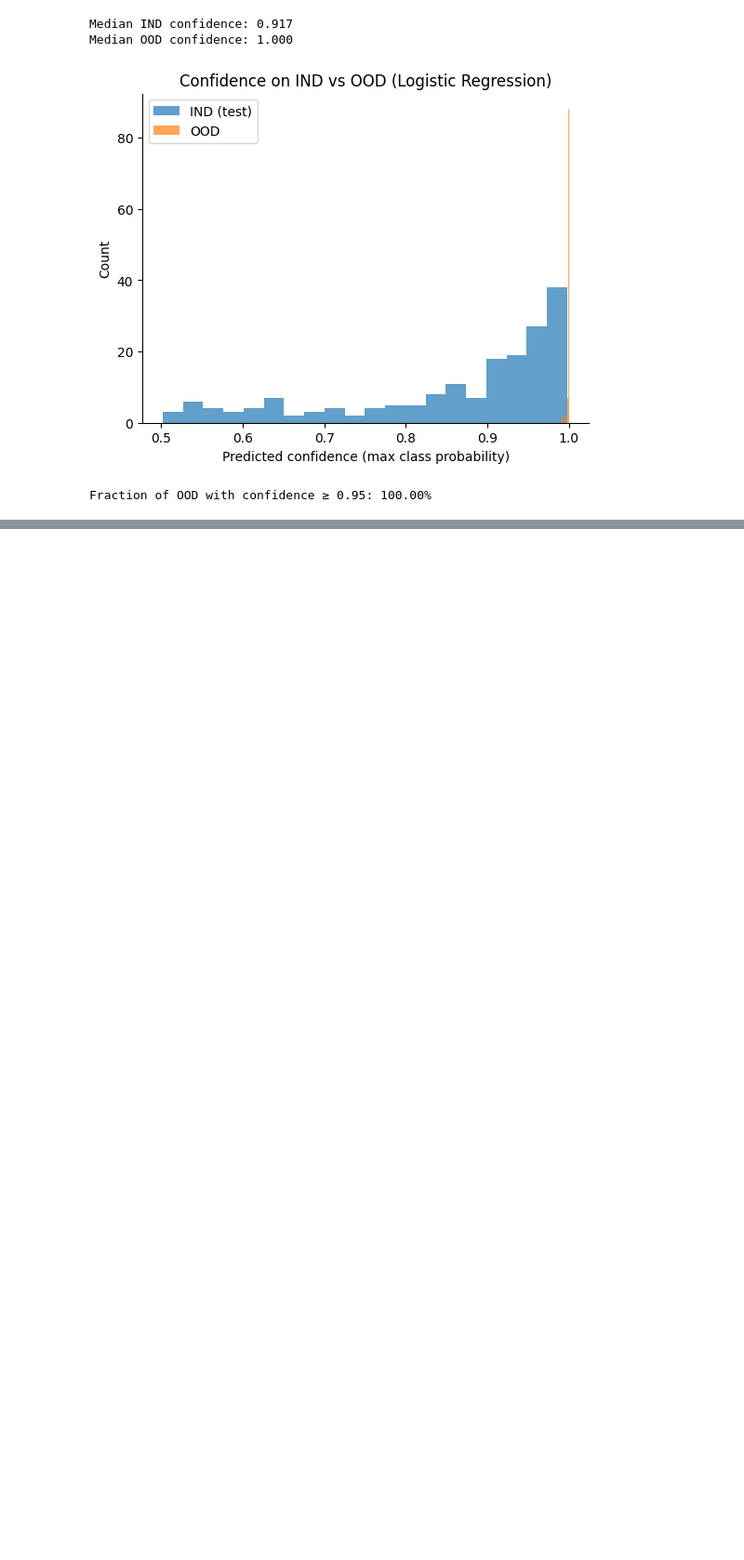
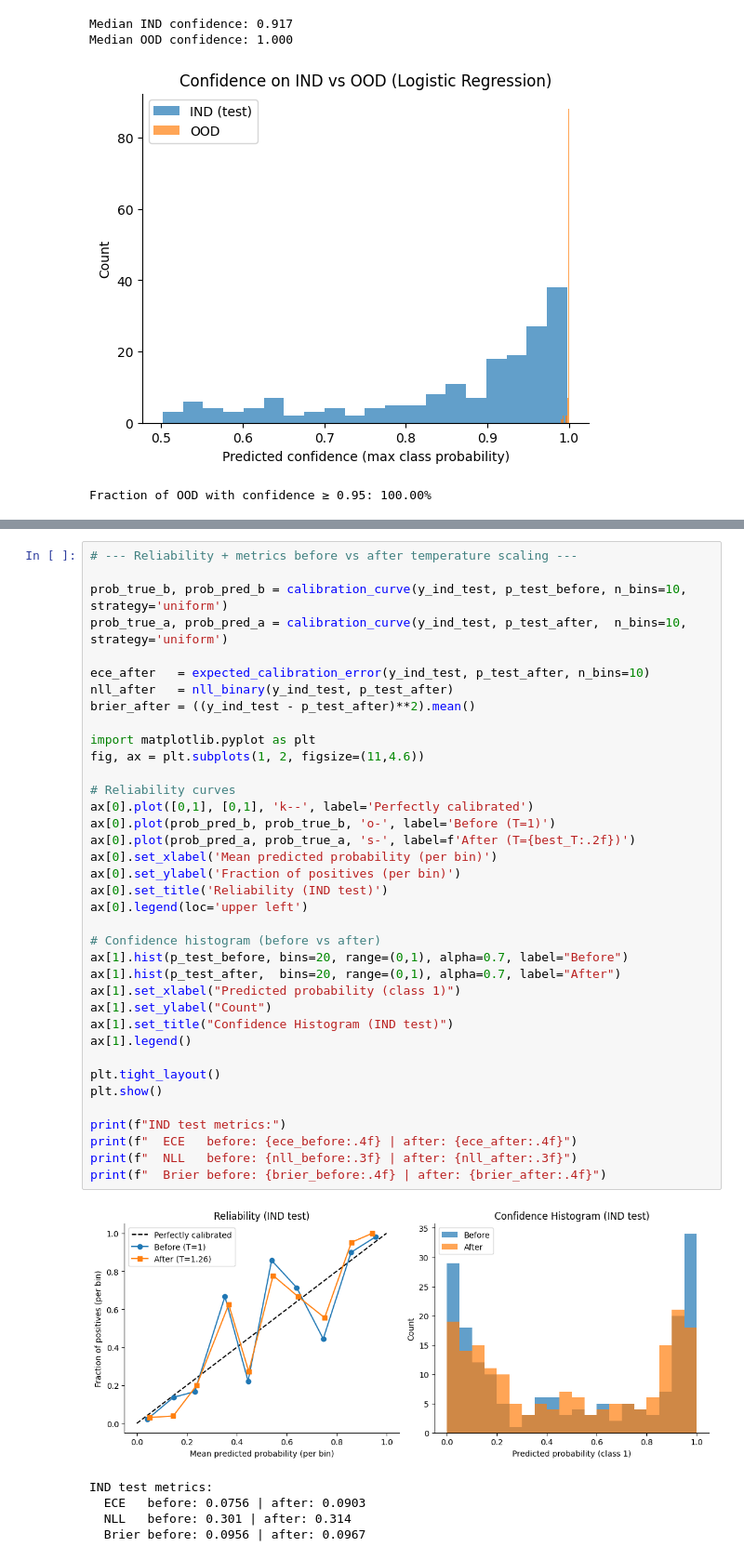
Before and after one commit to 0genblik/outlier-det, a Jupyter notebook: detection.ipynb, the cells around one changed output, grey strips where cells are left out. Shown: that part at 93% size. Saved outputs shown, nothing was run; the diff lists cells and outputs as text; blank space fills up the shorter version.

```diff
--- a/detection.ipynb
+++ b/detection.ipynb
@@ -239,0 +355,43 @@ Fraction of OOD with confidence ≥ 0.95: 100.00%
+# %%
+# --- Reliability + metrics before vs after temperature scaling ---
+
+prob_true_b, prob_pred_b = calibration_curve(y_ind_test, p_test_before, n_bins=10, strategy='uniform')
+prob_true_a, prob_pred_a = calibration_curve(y_ind_test, p_test_after,  n_bins=10, strategy='uniform')
+
+ece_after   = expected_calibration_error(y_ind_test, p_test_after, n_bins=10)
+nll_after   = nll_binary(y_ind_test, p_test_after)
+brier_after = ((y_ind_test - p_test_after)**2).mean()
+
+import matplotlib.pyplot as plt
+fig, ax = plt.subplots(1, 2, figsize=(11,4.6))
+
+# Reliability curves
+ax[0].plot([0,1], [0,1], 'k--', label='Perfectly calibrated')
+ax[0].plot(prob_pred_b, prob_true_b, 'o-', label='Before (T=1)')
+ax[0].plot(prob_pred_a, prob_true_a, 's-', label=f'After (T={best_T:.2f})')
+ax[0].set_xlabel('Mean predicted probability (per bin)')
+ax[0].set_ylabel('Fraction of positives (per bin)')
+ax[0].set_title('Reliability (IND test)')
+ax[0].legend(loc='upper left')
+
+# Confidence histogram (before vs after)
+ax[1].hist(p_test_before, bins=20, range=(0,1), alpha=0.7, label="Before")
+ax[1].hist(p_test_after,  bins=20, range=(0,1), alpha=0.7, label="After")
+ax[1].set_xlabel("Predicted probability (class 1)")
+ax[1].set_ylabel("Count")
+ax[1].set_title("Confidence Histogram (IND test)")
+ax[1].legend()
+
+plt.tight_layout()
+plt.show()
+
+print(f"IND test metrics:")
+print(f"  ECE   before: {ece_before:.4f} | after: {ece_after:.4f}")
+print(f"  NLL   before: {nll_before:.3f} | after: {nll_after:.3f}")
+print(f"  Brier before: {brier_before:.4f} | after: {brier_after:.4f}")
+# %% [output]
+[figure, added]
+IND test metrics:
+  ECE   before: 0.0756 | after: 0.0903
+  NLL   before: 0.301 | after: 0.314
+  Brier before: 0.0956 | after: 0.0967
```
Also changed, not shown: parts of 5 cells of this notebook.
